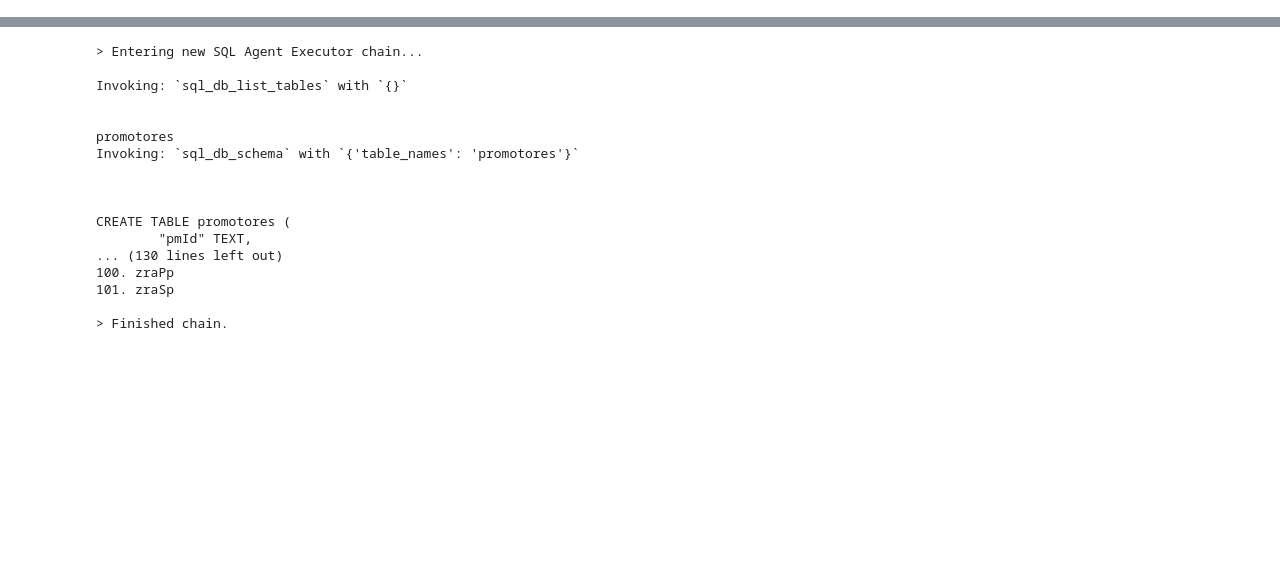
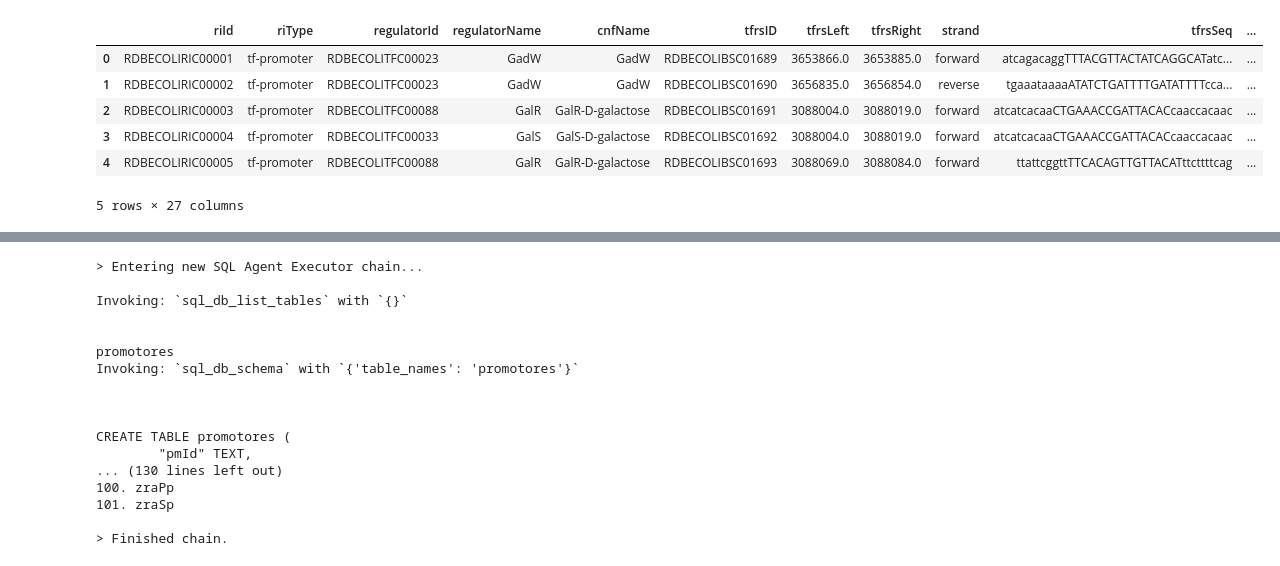
Before and after one commit to LeonelValencia/curso-langchain-qa-documents, a Jupyter notebook: notebooks/agente_sql.ipynb, the cells around one changed output, grey strips where cells are left out. Saved outputs shown, nothing was run; the diff lists cells and outputs as text; code cells hidden in the pictures; blank space fills up the shorter version.

```diff
--- a/notebooks/agente_sql.ipynb
+++ b/notebooks/agente_sql.ipynb
@@ -16,0 +49,11 @@ print(df_tu.columns.tolist())
+# %%
+df_ri = pd.read_csv("../data/RISet.tsv", sep="\t")
+df_ri.head()
+# %% [output]
+|  | riId | riType | regulatorId | regulatorName | cnfName | tfrsID | tfrsLeft | tfrsRight | strand | tfrsSeq | ... |
+| 0 | RDBECOLIRIC00001 | tf-promoter | RDBECOLITFC00023 | GadW | GadW | RDBECOLIBSC01689 | 3653866.0 | 3653885.0 | forward | atcagacaggTTTACGTTACTATCAGGCATatc... | ... |
+| 1 | RDBECOLIRIC00002 | tf-promoter | RDBECOLITFC00023 | GadW | GadW | RDBECOLIBSC01690 | 3656835.0 | 3656854.0 | reverse | tgaaataaaaATATCTGATTTTGATATTTTcca... | ... |
+| 2 | RDBECOLIRIC00003 | tf-promoter | RDBECOLITFC00088 | GalR | GalR-D-galactose | RDBECOLIBSC01691 | 3088004.0 | 3088019.0 | forward | atcatcacaaCTGAAACCGATTACACcaaccacaac | ... |
+| 3 | RDBECOLIRIC00004 | tf-promoter | RDBECOLITFC00033 | GalS | GalS-D-galactose | RDBECOLIBSC01692 | 3088004.0 | 3088019.0 | forward | atcatcacaaCTGAAACCGATTACACcaaccacaac | ... |
+| 4 | RDBECOLIRIC00005 | tf-promoter | RDBECOLITFC00088 | GalR | GalR-D-galactose | RDBECOLIBSC01693 | 3088069.0 | 3088084.0 | forward | ttattcggttTTCACAGTTGTTACATttcttttcag | ... |
+5 rows × 27 columns
```
Also changed, not shown: parts of 29 cells of this notebook, 7 other files.
